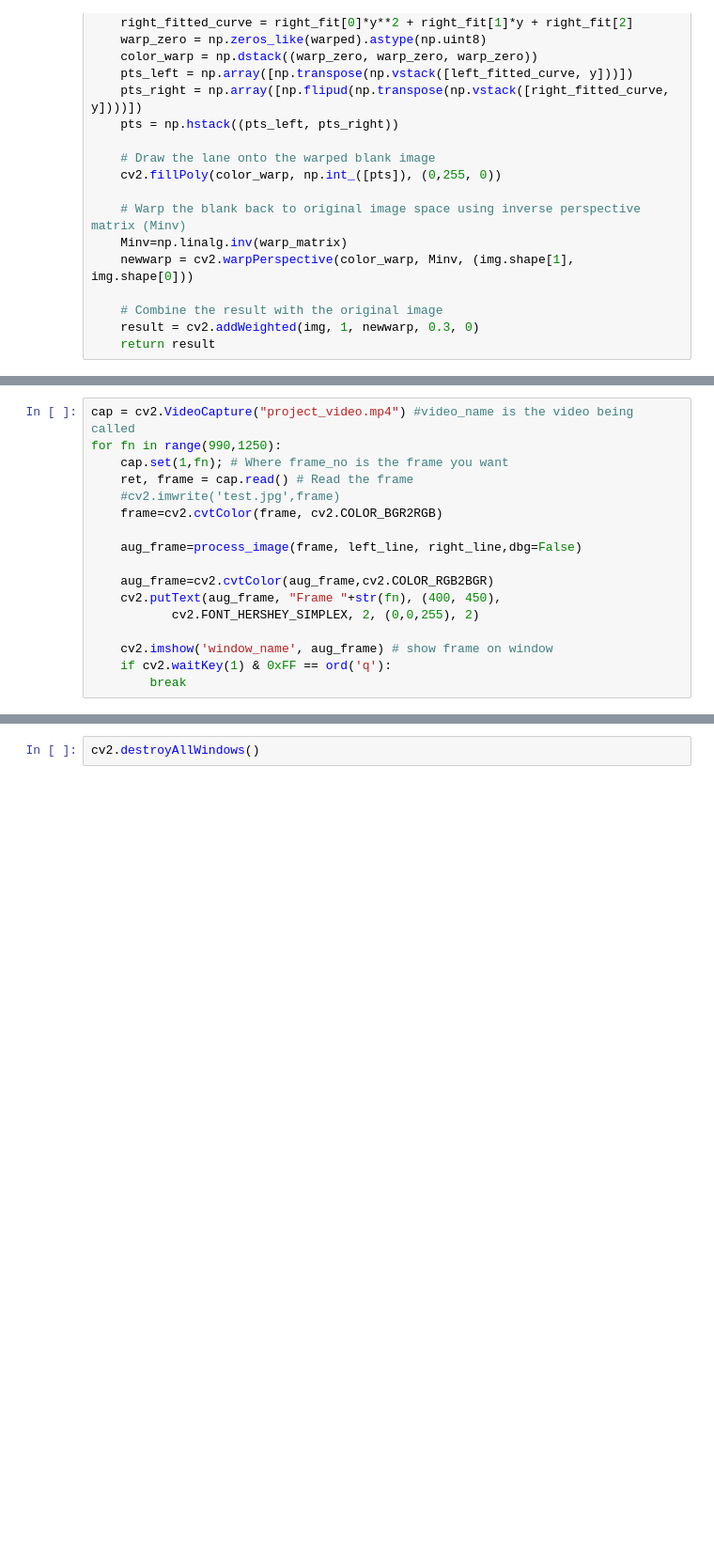
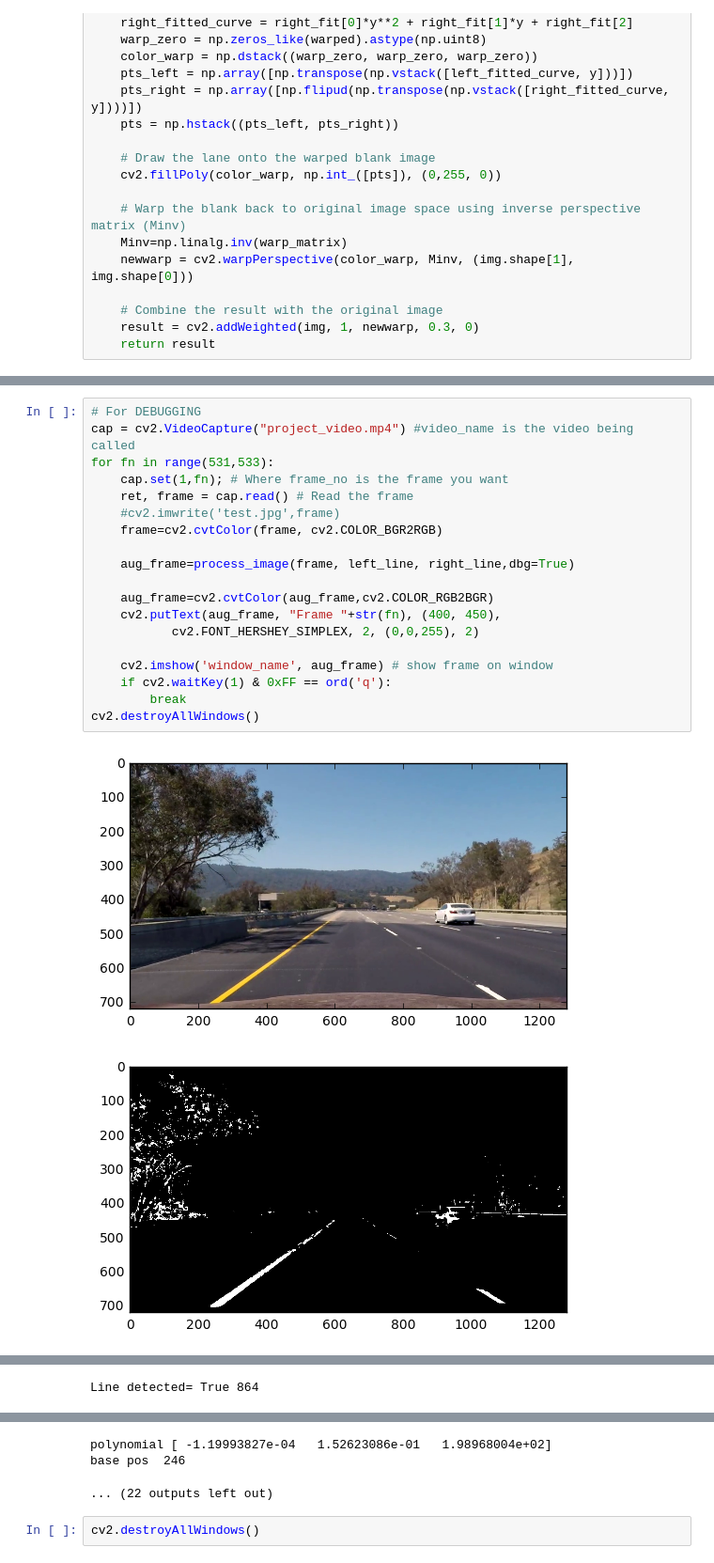
Before and after one commit to soon-yau/SDCND_Term1, a Jupyter notebook: CarND-Advanced-Lane-Lines/advanced_lane_finding.ipynb, the cells around one changed output, grey strips where cells are left out. Shown at 94% size. Cells and saved outputs as stored; diff of their text form; blank space fills up the shorter version.

Commit message:
frame 532 problem

```diff
--- a/CarND-Advanced-Lane-Lines/advanced_lane_finding.ipynb
+++ b/CarND-Advanced-Lane-Lines/advanced_lane_finding.ipynb
@@ -516,17 +482,22 @@ def process_image(img, left_line, right_line, color_filter='edge and color', dbg
 # %%
+# For DEBUGGING
 cap = cv2.VideoCapture("project_video.mp4") #video_name is the video being called
-for fn in range(990,1250):
+for fn in range(531,533):
     cap.set(1,fn); # Where frame_no is the frame you want
     ret, frame = cap.read() # Read the frame
     #cv2.imwrite('test.jpg',frame)
     frame=cv2.cvtColor(frame, cv2.COLOR_BGR2RGB)
 
-    aug_frame=process_image(frame, left_line, right_line,dbg=False)
+    aug_frame=process_image(frame, left_line, right_line,dbg=True)
 
     aug_frame=cv2.cvtColor(aug_frame,cv2.COLOR_RGB2BGR)
     cv2.putText(aug_frame, "Frame "+str(fn), (400, 450),
            cv2.FONT_HERSHEY_SIMPLEX, 2, (0,0,255), 2)
 
     cv2.imshow('window_name', aug_frame) # show frame on window
     if cv2.waitKey(1) & 0xFF == ord('q'):
         break
+cv2.destroyAllWindows()
+# %% [output]
+[figure, added]
+[figure, added]
@@ -532,0 +509 @@ for fn in range(990,1250):
+Line detected= True 864
@@ -533,2 +513,5 @@ for fn in range(990,1250):
+polynomial [ -1.19993827e-04   1.52623086e-01   1.98968004e+02]
+base pos  246
+... (22 outputs left out)
 # %%
 cv2.destroyAllWindows()
```
Also changed, not shown: parts of 14 cells of this notebook, 3 other files.
